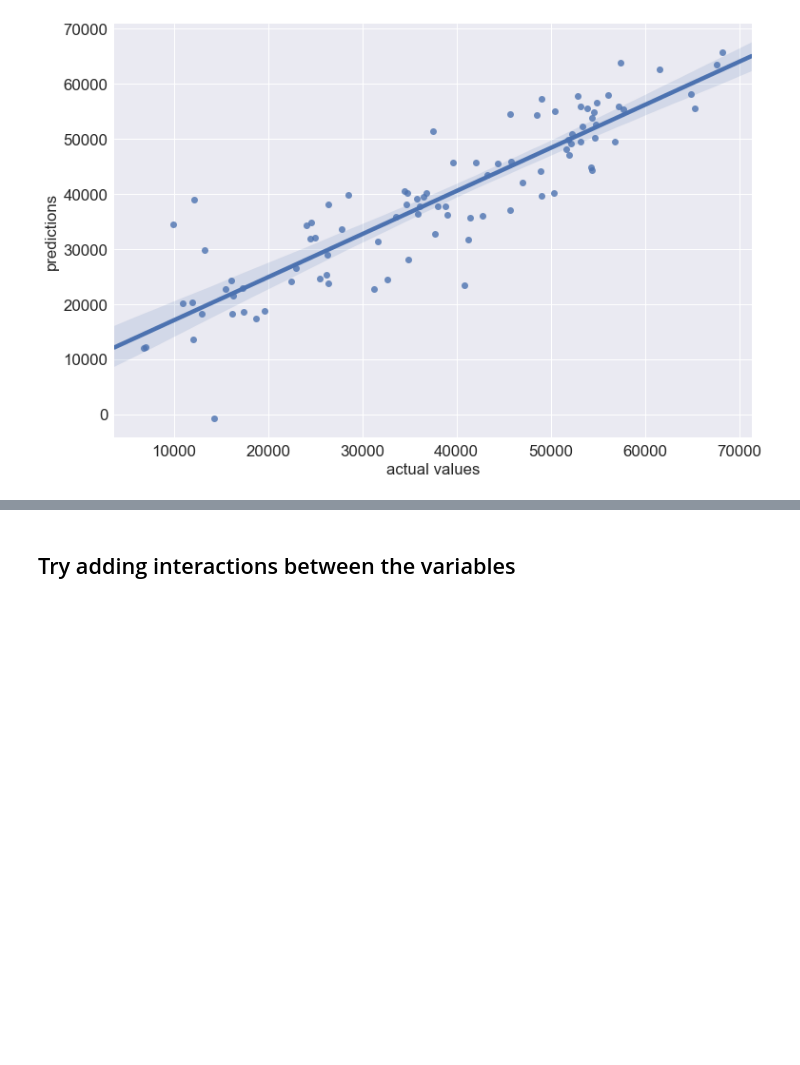
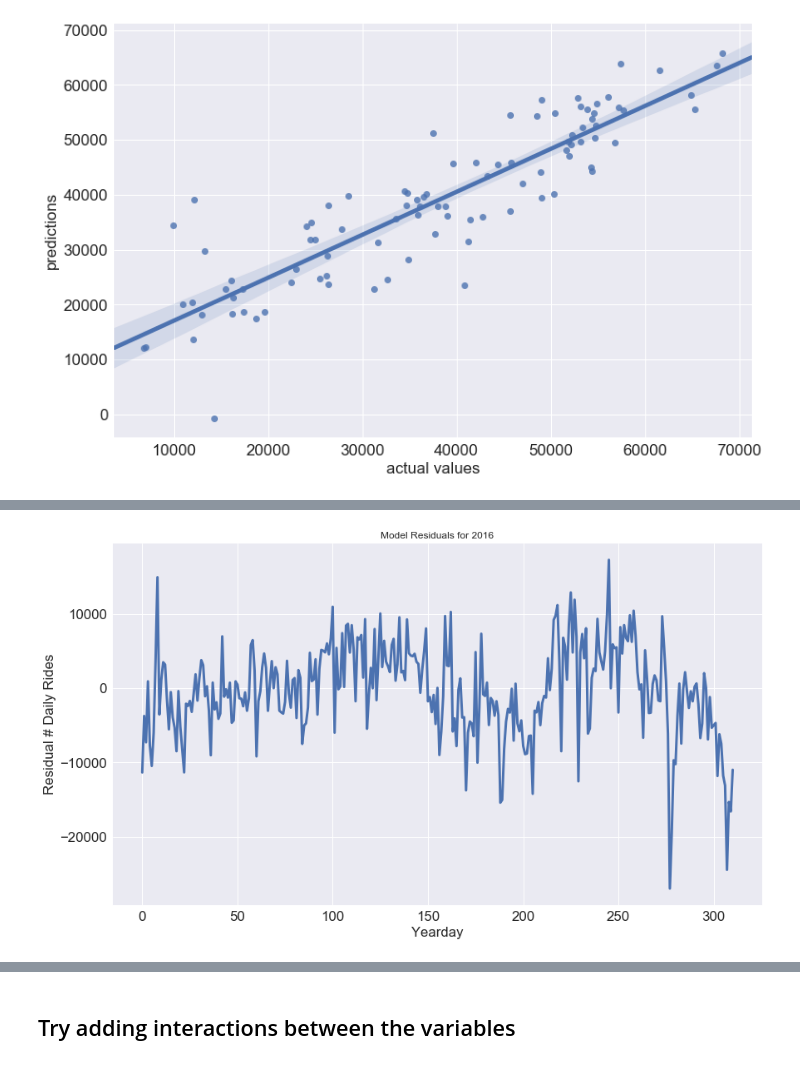
Before and after one commit to andypicke/Springboard_DataScience, a Jupyter notebook: Capstone_1/citibike_regression.ipynb, the cells around one changed output, grey strips where cells are left out. Saved outputs shown, nothing was run; the diff lists cells and outputs as text; code cells hidden in the pictures; blank space fills up the shorter version.

```diff
--- a/Capstone_1/citibike_regression.ipynb
+++ b/Capstone_1/citibike_regression.ipynb
@@ -193,0 +218,10 @@ plt.legend();
+# %%
+plt.figure(figsize=(14,8))
+#plt.plot(y,label='Actual')
+plt.plot(y-reg.predict(X_all))
+#plt.legend();
+plt.xlabel('Yearday')
+plt.ylabel('Residual # Daily Rides')
+plt.title('Model Residuals for ' + str(year));
+# %% [output]
+[figure, added]
```
Also changed, not shown: parts of 83 cells of this notebook.
